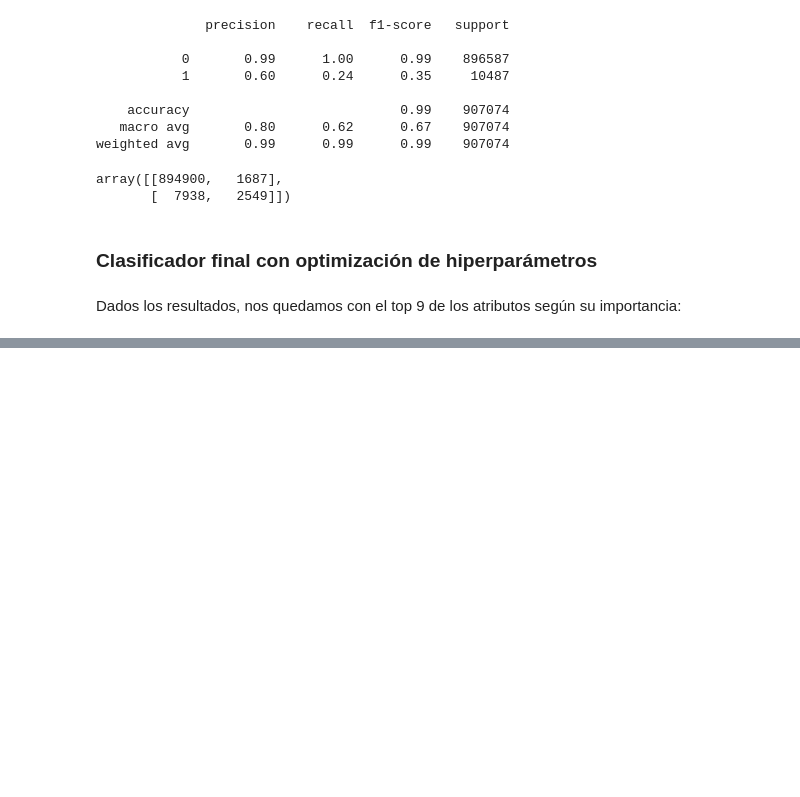
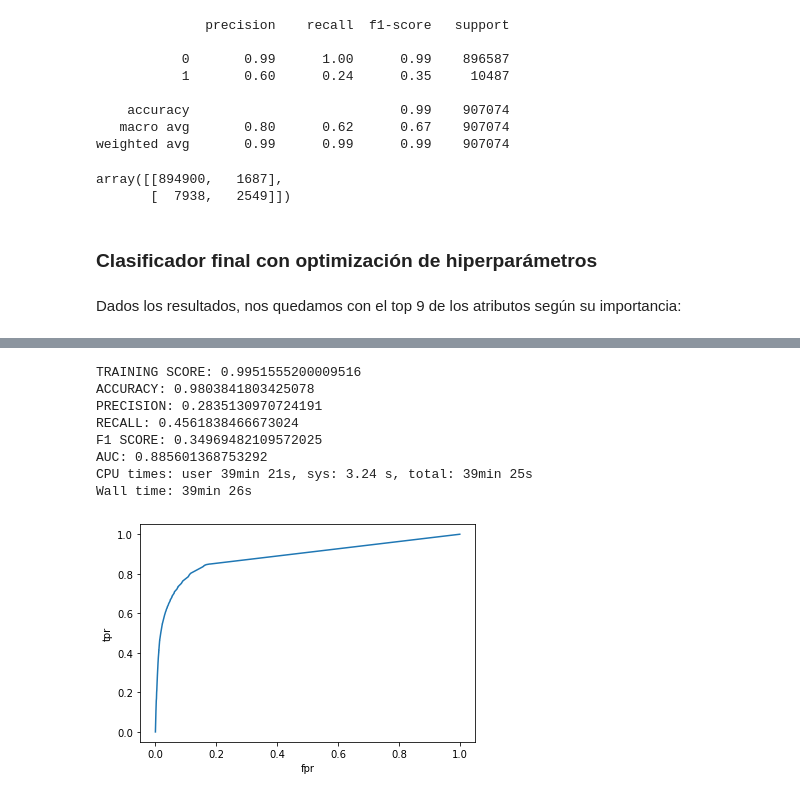
Before and after one commit to Laurajmoreno/ML_and_CRO, a Jupyter notebook: 11_RANDOM_FOREST_FINALMODEL_FRONTEND.ipynb, the cells around one changed output, grey strips where cells are left out. Saved outputs shown, nothing was run; the diff lists cells and outputs as text; code cells hidden in the pictures; blank space fills up the shorter version.

```diff
--- a/11_RANDOM_FOREST_FINALMODEL_FRONTEND.ipynb
+++ b/11_RANDOM_FOREST_FINALMODEL_FRONTEND.ipynb
@@ -1272,0 +1759,18 @@ plt.ylabel('tpr')
+# %%
+X_train_featsel_over=np.load(data_root+'X_train_featsel_borderSMOTE.npy')
+y_train_over=np.load(data_root+'y_train_borderSMOTE.npy')
+# %%
+%%time
+
+clf = RandomForestClassifier(criterion='entropy', n_estimators=50, random_state=42)
+evaluate(clf,X_train_featsel_over, X_test_final, y_train_over, y_test)
+# %% [output]
+TRAINING SCORE: 0.9951555200009516
+ACCURACY: 0.9803841803425078
+PRECISION: 0.2835130970724191
+RECALL: 0.4561838466673024
+F1 SCORE: 0.34969482109572025
+AUC: 0.885601368753292
+CPU times: user 39min 21s, sys: 3.24 s, total: 39min 25s
+Wall time: 39min 26s
+[figure, added]
```
Also changed, not shown: parts of 85 cells of this notebook, 1 other file.
